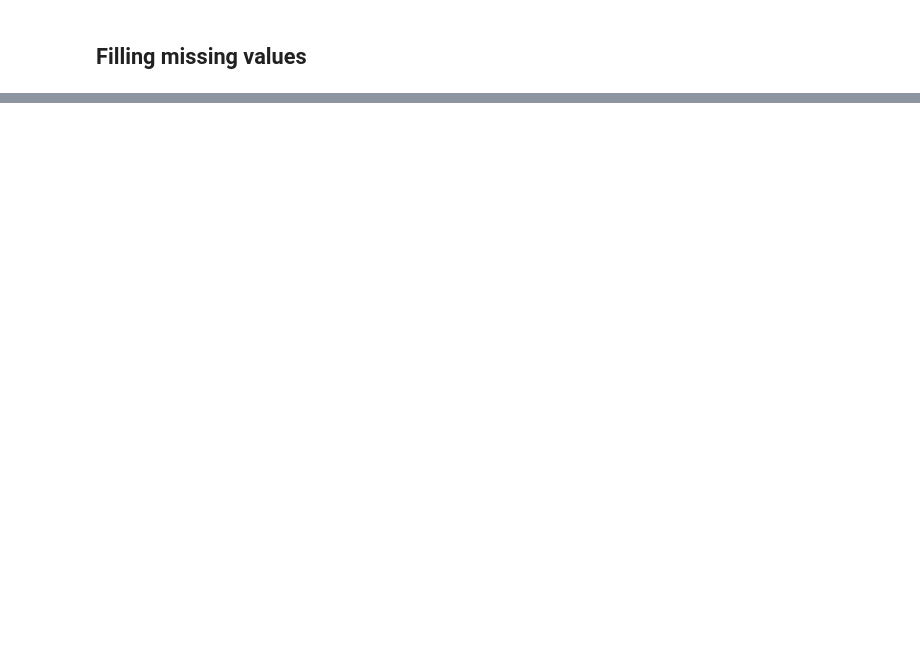
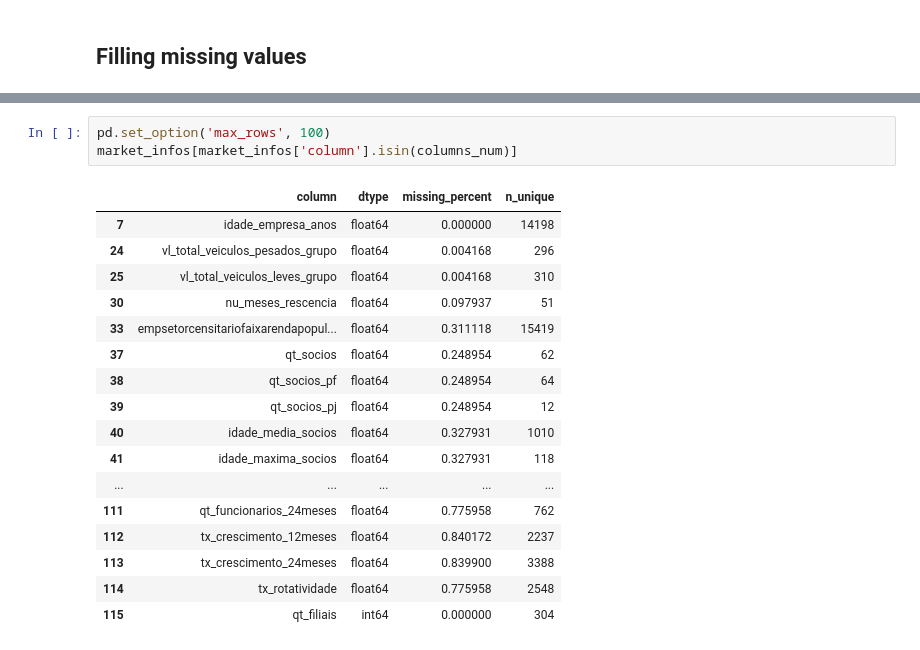
Before and after one commit to Brunocmartins/aceleradev-final-project, a Jupyter notebook: main.ipynb, the cells around one changed output, grey strips where cells are left out. Saved outputs shown, nothing was run; the diff lists cells and outputs as text; blank space fills up the shorter version.

Commit message:
Added EDA and fill missing values

```diff
--- a/main.ipynb
+++ b/main.ipynb
@@ -153,0 +199,21 @@ def fill_missing(df: pd.DataFrame) -> pd.DataFrame:
+# %%
+pd.set_option('max_rows', 100)
+market_infos[market_infos['column'].isin(columns_num)]
+# %% [output]
+|  | column | dtype | missing_percent | n_unique |
+| 7 | idade_empresa_anos | float64 | 0.000000 | 14198 |
+| 24 | vl_total_veiculos_pesados_grupo | float64 | 0.004168 | 296 |
+| 25 | vl_total_veiculos_leves_grupo | float64 | 0.004168 | 310 |
+| 30 | nu_meses_rescencia | float64 | 0.097937 | 51 |
+| 33 | empsetorcensitariofaixarendapopul... | float64 | 0.311118 | 15419 |
+| 37 | qt_socios | float64 | 0.248954 | 62 |
+| 38 | qt_socios_pf | float64 | 0.248954 | 64 |
+| 39 | qt_socios_pj | float64 | 0.248954 | 12 |
+| 40 | idade_media_socios | float64 | 0.327931 | 1010 |
+| 41 | idade_maxima_socios | float64 | 0.327931 | 118 |
+| ... | ... | ... | ... | ... |
+| 111 | qt_funcionarios_24meses | float64 | 0.775958 | 762 |
+| 112 | tx_crescimento_12meses | float64 | 0.840172 | 2237 |
+| 113 | tx_crescimento_24meses | float64 | 0.839900 | 3388 |
+| 114 | tx_rotatividade | float64 | 0.775958 | 2548 |
+| 115 | qt_filiais | int64 | 0.000000 | 304 |
```
Also changed, not shown: parts of 8 cells of this notebook.
